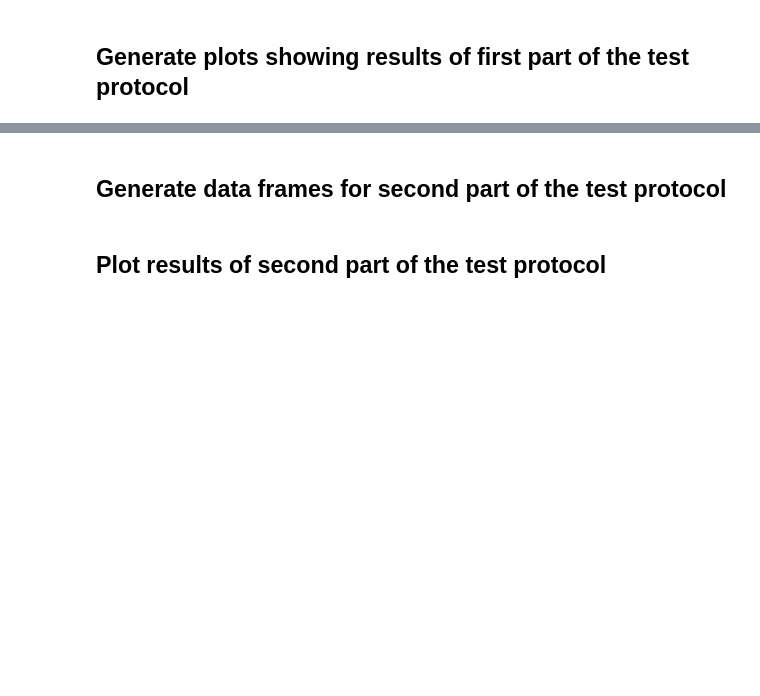
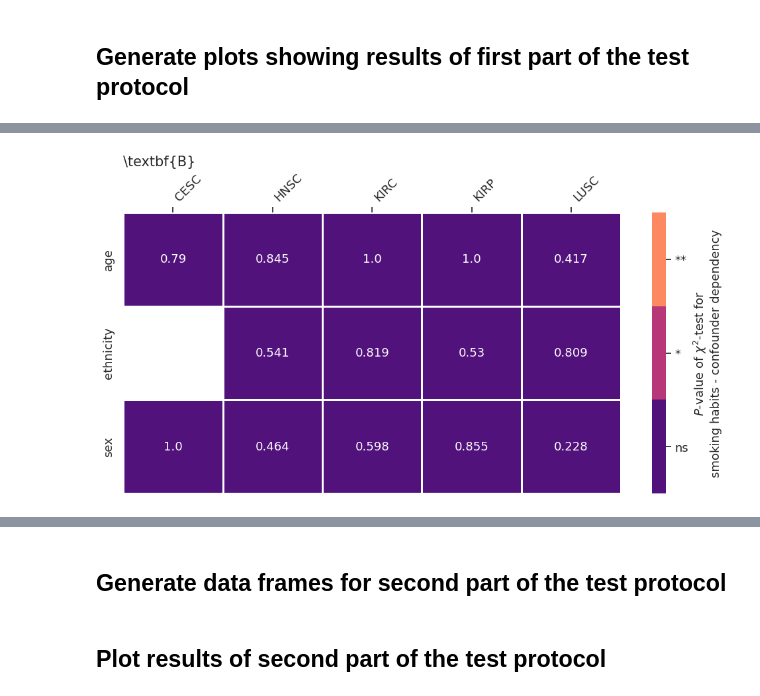
Before and after one commit to bionetslab/grn-confounders, a Jupyter notebook: results/plot_results.ipynb, the cells around one changed output, grey strips where cells are left out. Saved outputs shown, nothing was run; the diff lists cells and outputs as text; code cells hidden in the pictures; blank space fills up the shorter version.

```diff
--- a/results/plot_results.ipynb
+++ b/results/plot_results.ipynb
@@ -528,0 +397,35 @@ fig.savefig('plots/fig2.pdf')
+# %%
+df_work = cig_p
+
+ast = pd.DataFrame(np.array([df_work['age'].apply(convert_pvalue_to_asterisks).to_numpy(),
+               df_work['ethnicity'].apply(convert_pvalue_to_asterisks).to_numpy(),
+               df_work['sex'].apply(convert_pvalue_to_asterisks).to_numpy()]), index=df_work.columns,
+                columns = df_work.index)#.T
+
+fig, ax = plt.subplots(figsize=(10,5))
+
+cur = df_work.T
+cur = round(cur, 3)
+plt.tight_layout()
+htm = sns.heatmap(ast, mask=ast.isnull(), ax=ax, vmin=0, vmax=2, annot=cur, cmap=cmap2, cbar=True,
+            fmt = '', annot_kws={'fontsize':13}, linewidths=1)
+htm.set_facecolor('white')
+
+ax.set_yticklabels(ax.get_ymajorticklabels(),fontsize=13)
+ax.tick_params(top=True, labeltop=True, bottom=False, labelbottom=False)
+ax.set_xticklabels(ax.get_xticklabels(), rotation=45, ha='left',fontsize=13)
+
+colorbar = ax.collections[0].colorbar
+r = colorbar.vmax - colorbar.vmin
+colorbar.set_ticks([colorbar.vmin + r / 3 * (0.5 + i) for i in range(3)])
+colorbar.set_ticklabels(['ns','*','**'], fontsize='13')
+colorbar.set_label('$P$-value of $\chi^2$-test for\nsmoking habits - confounder dependency', fontsize='13')
+ax.set_title(r'\textbf{B}',loc='left', fontsize=15)
+fig.subplots_adjust(left=0.05,
+                    bottom=0.05,
+                    right=.99,
+                    top=0.9,
+                    wspace=0.4,
+                    hspace=0.4)
+# %% [output]
+[figure, added]
```
Also changed, not shown: parts of 14 cells of this notebook.
